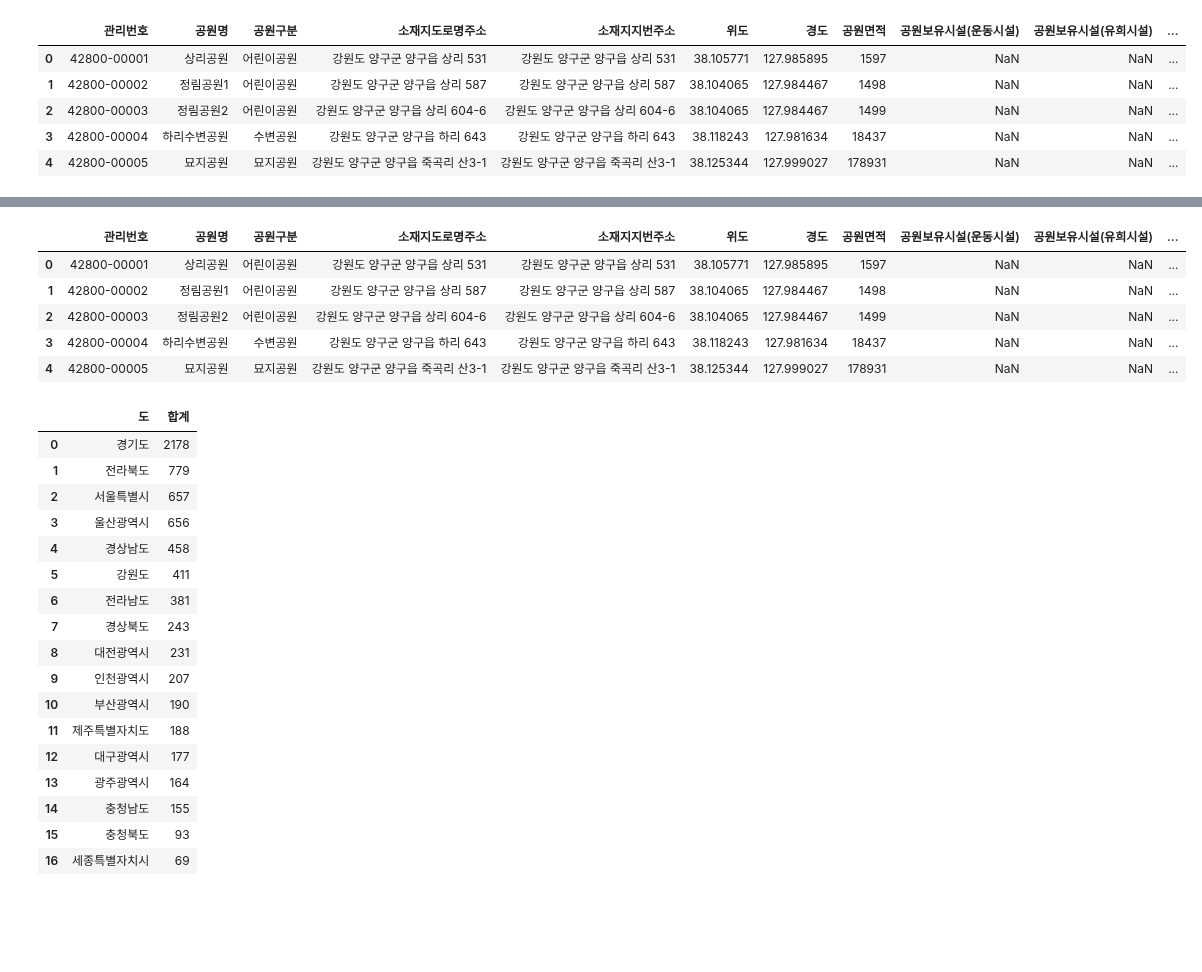
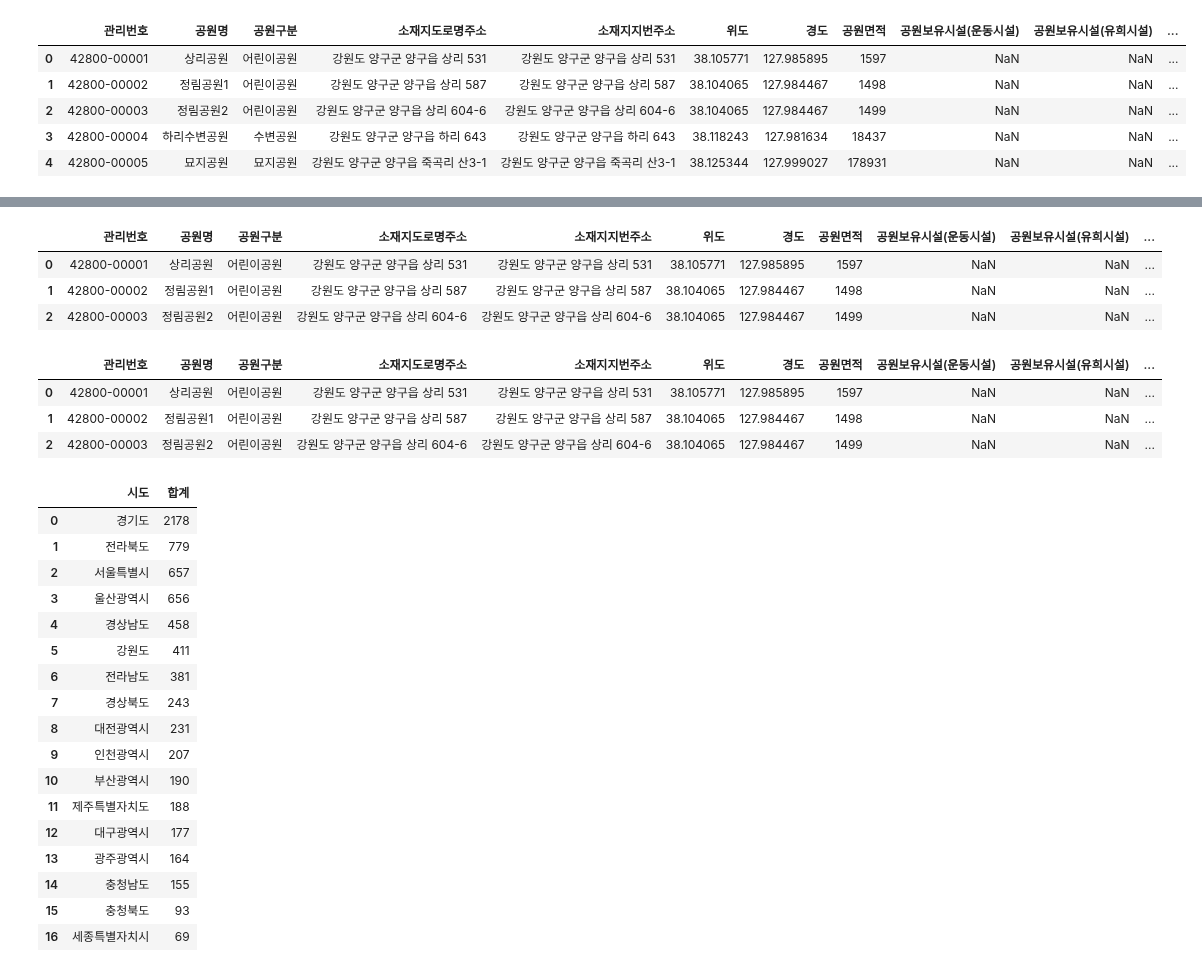
Before and after one commit to corazzon/OpenDataWrangling, a Jupyter notebook: park.ipynb, the cells around one changed output, grey strips where cells are left out. Cells and saved outputs as stored; diff of their text form; code cells hidden in the pictures; blank space fills up the shorter version.

```diff
--- a/park.ipynb
+++ b/park.ipynb
@@ -43,20 +43,27 @@ from plotnine import *
 # %%
-park['도'] = park['소재지도로명주소'].str.split(' ', expand=True)[0]
-park.head()
+park['시도'] = park['소재지도로명주소'].str.split(' ', expand=True)[0]
+park.head(3)
 # %% [output]
 |  | 관리번호 | 공원명 | 공원구분 | 소재지도로명주소 | 소재지지번주소 | 위도 | 경도 | 공원면적 | 공원보유시설(운동시설) | 공원보유시설(유희시설) | ... |
 | 0 | 42800-00001 | 상리공원 | 어린이공원 | 강원도 양구군 양구읍 상리 531 | 강원도 양구군 양구읍 상리 531 | 38.105771 | 127.985895 | 1597 | NaN | NaN | ... |
 | 1 | 42800-00002 | 정림공원1 | 어린이공원 | 강원도 양구군 양구읍 상리 587 | 강원도 양구군 양구읍 상리 587 | 38.104065 | 127.984467 | 1498 | NaN | NaN | ... |
 | 2 | 42800-00003 | 정림공원2 | 어린이공원 | 강원도 양구군 양구읍 상리 604-6 | 강원도 양구군 양구읍 상리 604-6 | 38.104065 | 127.984467 | 1499 | NaN | NaN | ... |
-| 3 | 42800-00004 | 하리수변공원 | 수변공원 | 강원도 양구군 양구읍 하리 643 | 강원도 양구군 양구읍 하리 643 | 38.118243 | 127.981634 | 18437 | NaN | NaN | ... |
-| 4 | 42800-00005 | 묘지공원 | 묘지공원 | 강원도 양구군 양구읍 죽곡리 산3-1 | 강원도 양구군 양구읍 죽곡리 산3-1 | 38.125344 | 127.999027 | 178931 | NaN | NaN | ... |
+# %%
+park['구군'] = park['소재지도로명주소'].str.split(' ', expand=True)[1]
+park.head(3)
+# %% [output]
+|  | 관리번호 | 공원명 | 공원구분 | 소재지도로명주소 | 소재지지번주소 | 위도 | 경도 | 공원면적 | 공원보유시설(운동시설) | 공원보유시설(유희시설) | ... |
+| 0 | 42800-00001 | 상리공원 | 어린이공원 | 강원도 양구군 양구읍 상리 531 | 강원도 양구군 양구읍 상리 531 | 38.105771 | 127.985895 | 1597 | NaN | NaN | ... |
+| 1 | 42800-00002 | 정림공원1 | 어린이공원 | 강원도 양구군 양구읍 상리 587 | 강원도 양구군 양구읍 상리 587 | 38.104065 | 127.984467 | 1498 | NaN | NaN | ... |
+| 2 | 42800-00003 | 정림공원2 | 어린이공원 | 강원도 양구군 양구읍 상리 604-6 | 강원도 양구군 양구읍 상리 604-6 | 38.104065 | 127.984467 | 1499 | NaN | NaN | ... |
 # %%
-park_do = park['도'].value_counts()
+# 위에 그린 위도 경도 그래프를 잘못 그린걸까? 경기도 이외의 데이터들이 제대로 그려지지 않은 거 같다.
+park_do = park['시도'].value_counts()
 park_do = park_do.reset_index()
-park_do.columns = ['도', '합계']
+park_do.columns = ['시도', '합계']
 park_do.sort_values(['합계'], ascending=False)
 # %% [output]
-|  | 도 | 합계 |
+|  | 시도 | 합계 |
 | 0 | 경기도 | 2178 |
 | 1 | 전라북도 | 779 |
 | 2 | 서울특별시 | 657 |
```
Also changed, not shown: parts of 19 cells of this notebook.
